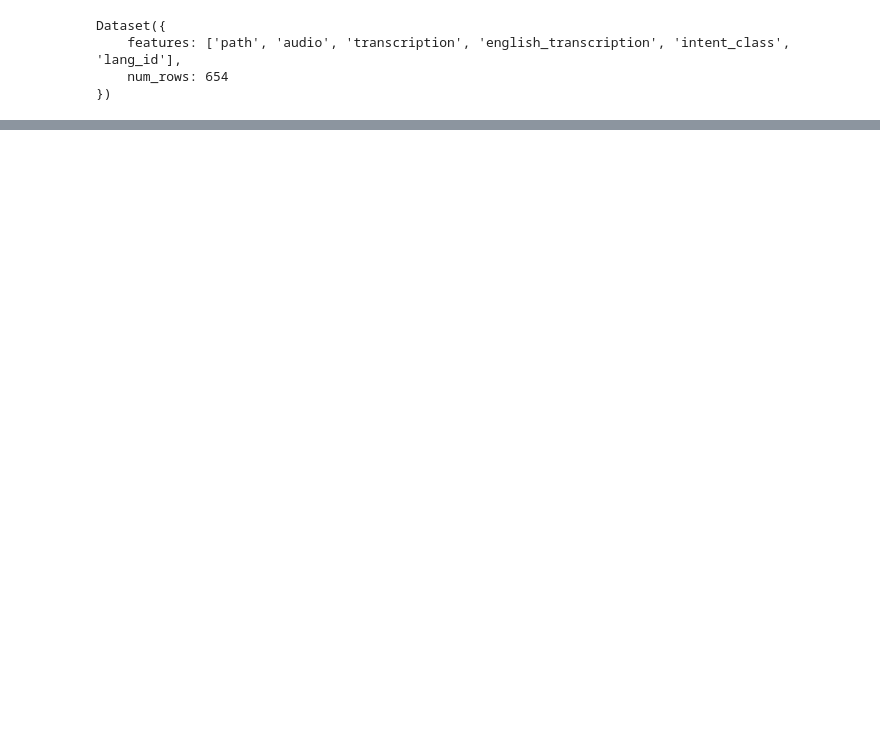
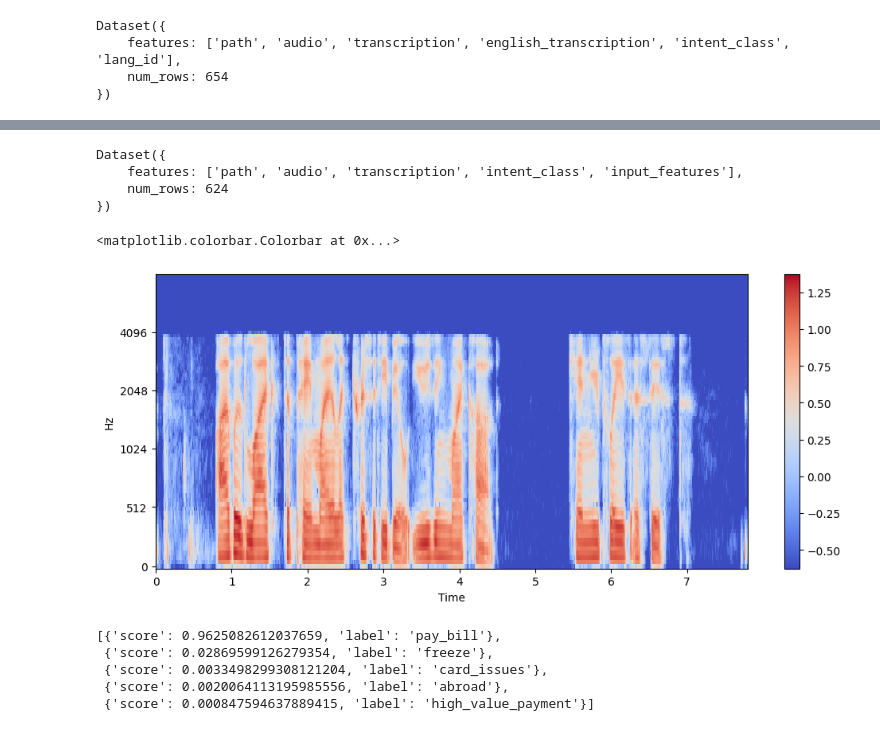
Before and after one commit to arko555/ML_audio, a Jupyter notebook: audio_course.ipynb, the cells around one changed output, grey strips where cells are left out. Cells and saved outputs as stored; diff of their text form; code cells hidden in the pictures; blank space fills up the shorter version.

```diff
--- a/audio_course.ipynb
+++ b/audio_course.ipynb
@@ -102,0 +205,35 @@ Dataset({
+# %%
+from transformers import WhisperFeatureExtractor
+
+feature_extractor = WhisperFeatureExtractor.from_pretrained("openai/whisper-small")
+# %%
+def prepare_dataset(example):
+    audio = example["audio"]
+    features = feature_extractor(
+        audio["array"], sampling_rate=audio["sampling_rate"], padding=True
+    )
+    return features
+# %%
+minds = minds.map(prepare_dataset)
+minds
+# %% [output]
+Dataset({
+    features: ['path', 'audio', 'transcription', 'intent_class', 'input_features'],
+    num_rows: 624
+})
+# %%
+example = minds[0]
+input_features = example["input_features"]
+# %%
+plt.figure().set_figwidth(12)
+librosa.display.specshow(
+    np.asarray(input_features[0]),
+    x_axis="time",
+    y_axis="mel",
+    sr=feature_extractor.sampling_rate,
+    hop_length=feature_extractor.hop_length,
+)
+plt.colorbar()
+# %% [output]
+<matplotlib.colorbar.Colorbar at 0x...>
+[figure, added]
@@ -102,0 +249,8 @@ Dataset({
+# %%
+classifier(example["audio"]["array"])
+# %% [output]
+[{'score': 0.9625082612037659, 'label': 'pay_bill'},
+ {'score': 0.02869599126279354, 'label': 'freeze'},
+ {'score': 0.0033498299308121204, 'label': 'card_issues'},
+ {'score': 0.0020064113195985556, 'label': 'abroad'},
+ {'score': 0.000847594637889415, 'label': 'high_value_payment'}]
```
Also changed, not shown: parts of 33 cells of this notebook.
